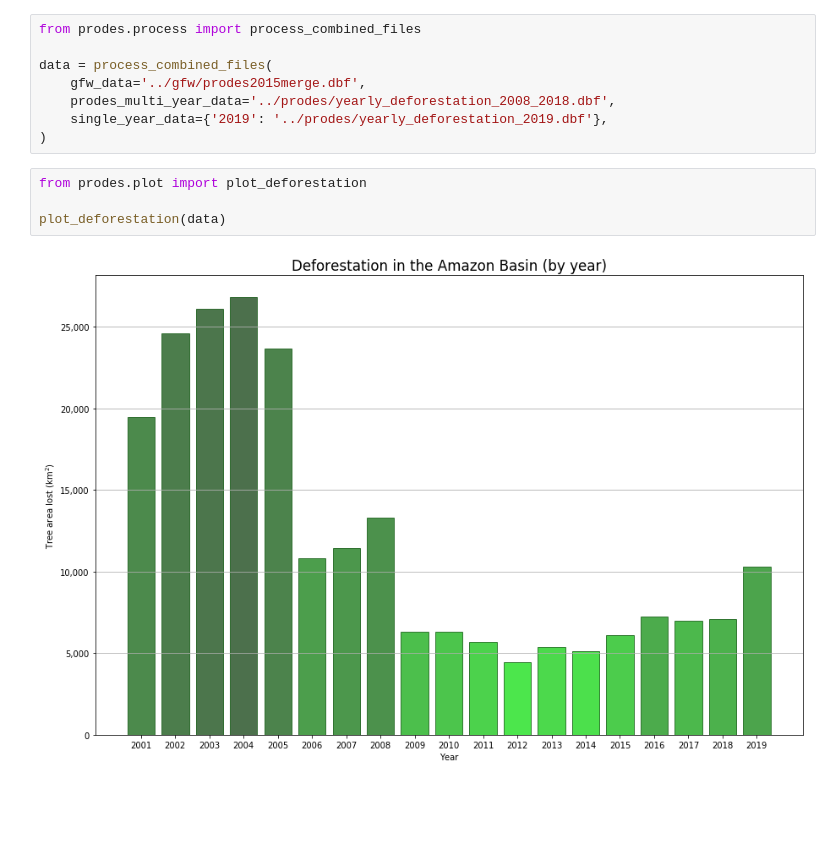
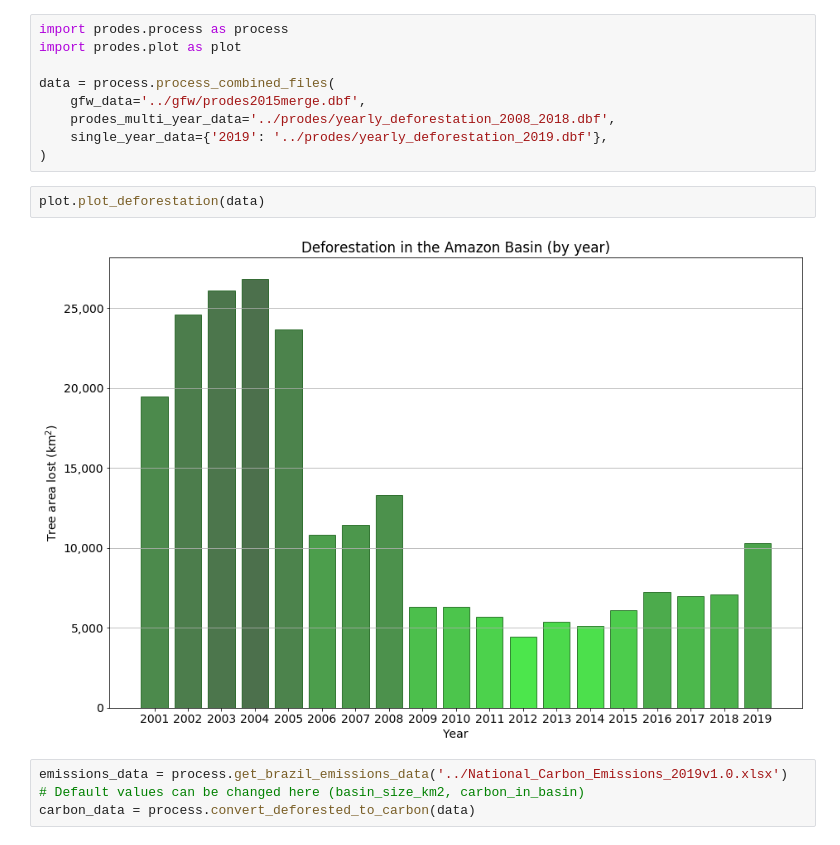
Before and after one commit to mwaddoups/amazon-deforestation, a Jupyter notebook: Plotting Notebook.ipynb, the cells around one changed output. Cells and saved outputs as stored; diff of their text form; blank space fills up the shorter version.

Commit message:
Added GCP data

```diff
--- a/Plotting Notebook.ipynb
+++ b/Plotting Notebook.ipynb
@@ -1,14 +1,17 @@
 # %%
-from prodes.process import process_combined_files
+import prodes.process as process
+import prodes.plot as plot
 
-data = process_combined_files(
+data = process.process_combined_files(
     gfw_data='../gfw/prodes2015merge.dbf',
     prodes_multi_year_data='../prodes/yearly_deforestation_2008_2018.dbf',
     single_year_data={'2019': '../prodes/yearly_deforestation_2019.dbf'},
 )
-# %%
-from prodes.plot import plot_deforestation
-
-plot_deforestation(data)
-# %% [output]
-[figure, removed]
+# %%
+plot.plot_deforestation(data)
+# %% [output]
+[figure, added]
+# %%
+emissions_data = process.get_brazil_emissions_data('../National_Carbon_Emissions_2019v1.0.xlsx')
+# Default values can be changed here (basin_size_km2, carbon_in_basin)
+carbon_data = process.convert_deforested_to_carbon(data)
```
Also changed, not shown: parts of 1 cell of this notebook, 2 other files.
